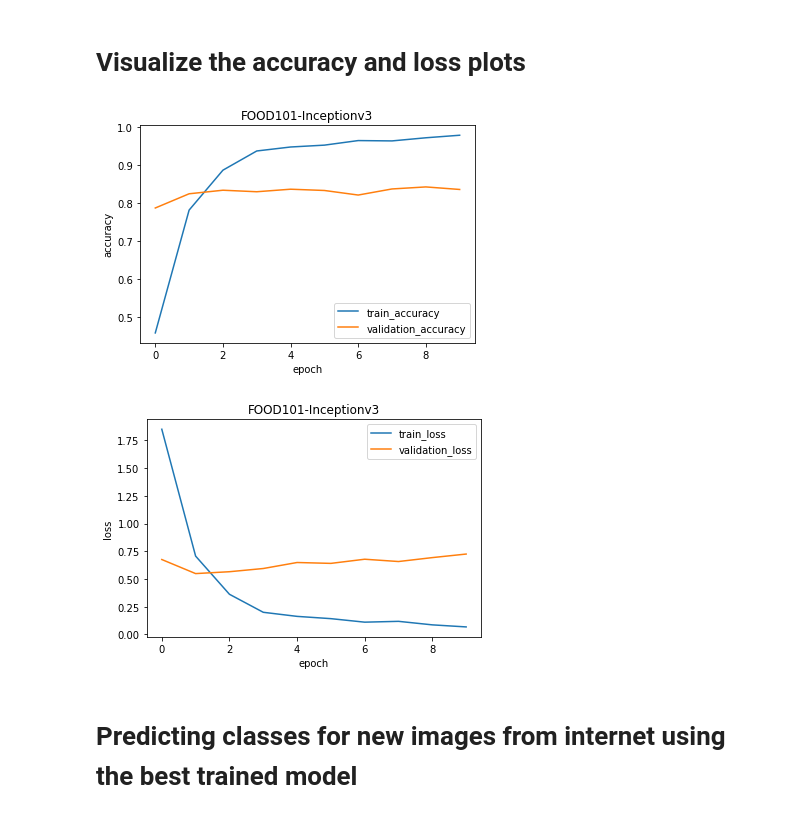
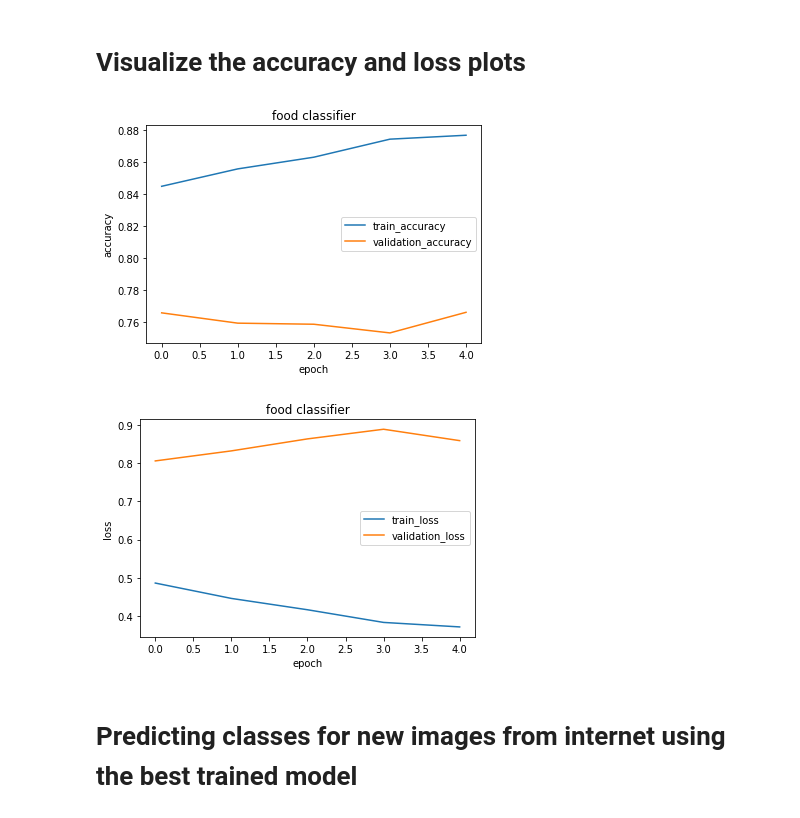
Before and after one commit to Bahanbaku-Official/bahanbaku-ml, a Jupyter notebook: notebooks/food_classifier.ipynb, the cells around one changed output. Drawn from its saved outputs; the diff is of its cells as text; code cells hidden in the pictures.

Commit message:
continue training

```diff
--- a/notebooks/food_classifier.ipynb
+++ b/notebooks/food_classifier.ipynb
@@ -264,7 +264,7 @@ def prepare_data():
       zoom_range=0.2,
       horizontal_flip=True)
 
-  test_datagen = ImageDataGenerator(preprocessing_function=preprocess_input, validation_split=0.0)
+  test_datagen = ImageDataGenerator(preprocessing_function=preprocess_input, validation_split=0.5)
 
   train_generator = train_datagen.flow_from_directory(
       train_data_dir,
@@ -277,7 +277,7 @@ def prepare_data():
       validation_data_dir,
       target_size=(img_height, img_width),
       batch_size=batch_size,
-      subset='training',
+      subset='validation',
       class_mode='categorical')
 
   return train_generator, validation_generator
@@ -322,7 +322,7 @@ checkpoint = callbacks.ModelCheckpoint('/content/drive/MyDrive/Google_Bangkit/ca
 
 history = model.fit(train_generator,
                     validation_data=validation_generator,
-                    epochs=4,
+                    epochs=5,
                     verbose=1,
                     callbacks=[checkpoint])
 
@@ -352,7 +338,7 @@ checkpoint = callbacks.ModelCheckpoint('/content/drive/MyDrive/Google_Bangkit/ca
 loaded_model = load_model('/content/drive/MyDrive/Google_Bangkit/capstone/checkpoint_35_classes') # checkpoint folder from gdrive
 new_history = loaded_model.fit(train_generator,
                     validation_data=validation_generator,
-                    epochs=3,
+                    epochs=5,
                     verbose=1,
                     callbacks=[checkpoint])
 # %% [output]
@@ -364,28 +359,28 @@ Epoch 1/3
 # %%
 def plot_accuracy(history,title):
     plt.title(title)
     plt.plot(history.history['accuracy']) # change acc to accuracy if testing TF 2.0
     plt.plot(history.history['val_accuracy']) # change val_accuracy if testing TF 2.0
     plt.ylabel('accuracy')
     plt.xlabel('epoch')
     plt.legend(['train_accuracy', 'validation_accuracy'], loc='best')
     plt.show()
 
 
 def plot_loss(history,title):
     plt.title(title)
     plt.plot(history.history['loss'])
     plt.plot(history.history['val_loss'])
     plt.ylabel('loss')
     plt.xlabel('epoch')
     plt.legend(['train_loss', 'validation_loss'], loc='best')
     plt.show()
 
-plot_accuracy(new_history,'FOOD101-Inceptionv3')
-plot_loss(new_history,'FOOD101-Inceptionv3')
+plot_accuracy(new_history,'food classifier')
+plot_loss(new_history,'food classifier')
 # %% [output]
-[figure, old version]
+[figure, new version]
-[figure, old version]
+[figure, new version]
 # %% [markdown]
 # Predicting classes for new images from internet using the best trained model
 # %%
```
Also changed, not shown: parts of 4 cells of this notebook.
